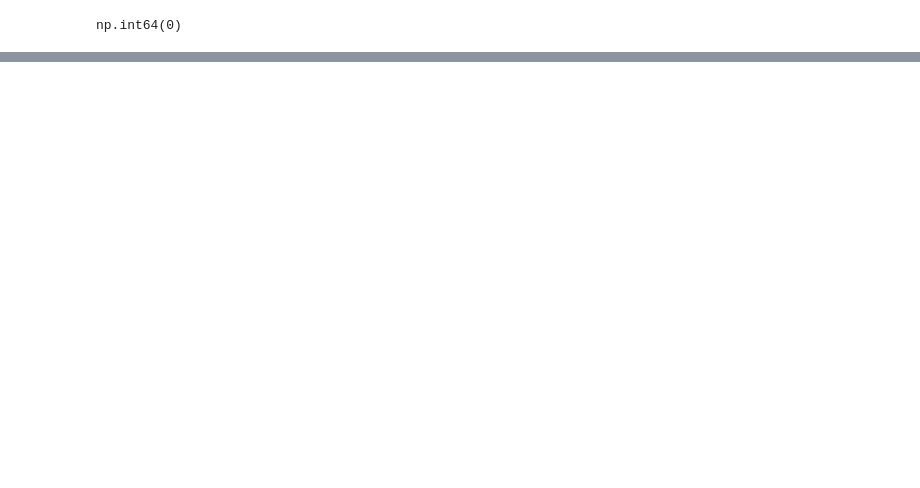
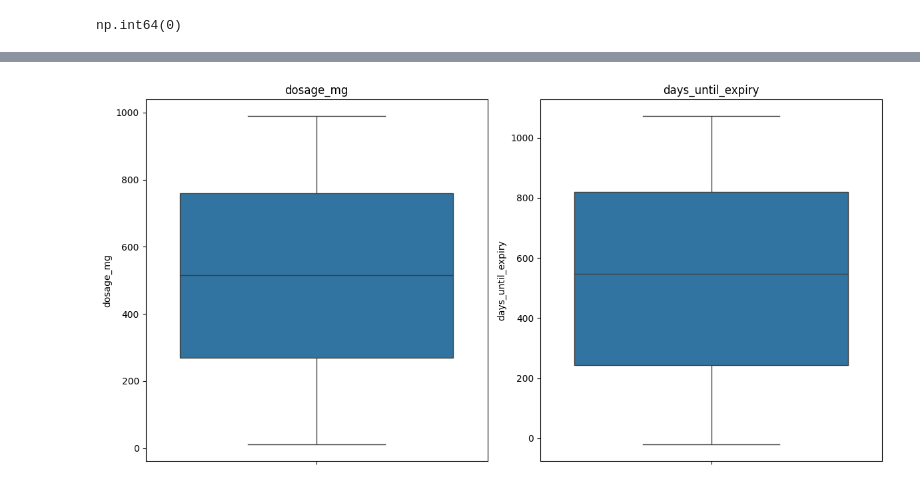
Before and after one commit to Rose1509/Drug_Labels_and_SideEffects, a Jupyter notebook: Drug Labels and Side effect.ipynb, the cells around one changed output, grey strips where cells are left out. Drawn from its saved outputs; the diff is of its cells as text; code cells hidden in the pictures; blank space fills up the shorter version.

```diff
--- a/Drug Labels and Side effect.ipynb
+++ b/Drug Labels and Side effect.ipynb
@@ -121,0 +365,20 @@ df
+# %%
+
+# Select only numeric columns from df_final
+numeric_cols = df.select_dtypes(include=['int64', 'float64']).columns
+
+for col in numeric_cols:
+    Q1 = df[col].quantile(0.25)
+    Q3 = df[col].quantile(0.75)
+    IQR = Q3 - Q1
+
+    lower = Q1 - 1.5 * IQR
+    upper = Q3 + 1.5 * IQR
+
+    outliers = df[(df[col] < lower) | (df[col] > upper)]
+
+    print(f"\n--- {col} ---")
+    print(f"Lower bound: {lower}, Upper bound: {upper}")
+    print(f"Outliers found: {len(outliers)}")
+    if not outliers.empty:
+        print(outliers[[col]].head())  # show first few outliers
@@ -121,0 +409,13 @@ df
+# %%
+import seaborn as sns
+
+plt.figure(figsize=(12, 6))
+for i, col in enumerate(numeric_cols, 1):
+    plt.subplot(1, len(numeric_cols), i)
+    sns.boxplot(y=df[col])
+    plt.title(col)
+
+plt.tight_layout()
+plt.show()
+# %% [output]
+[figure, added]
```
Also changed, not shown: parts of 55 cells of this notebook.
